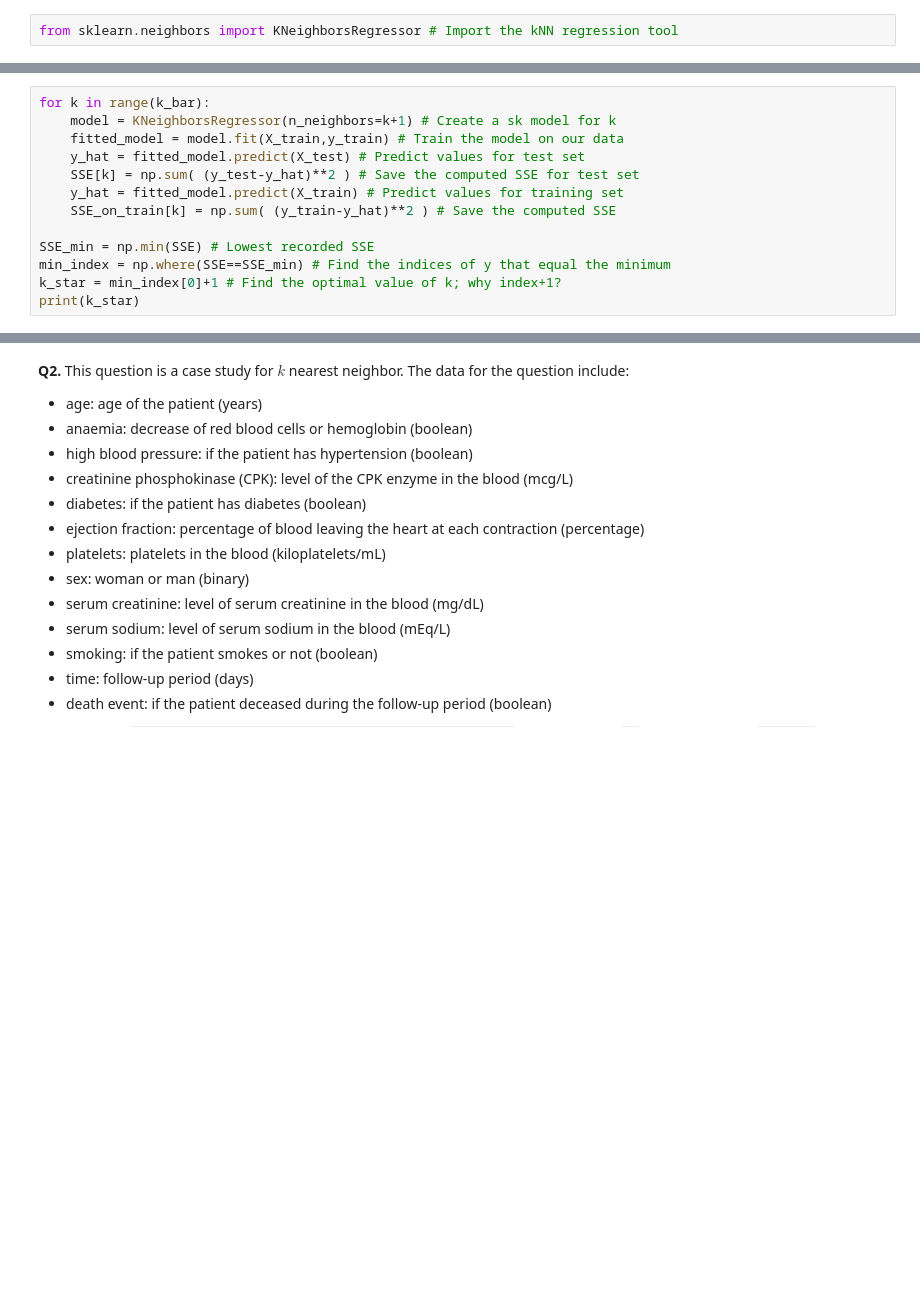
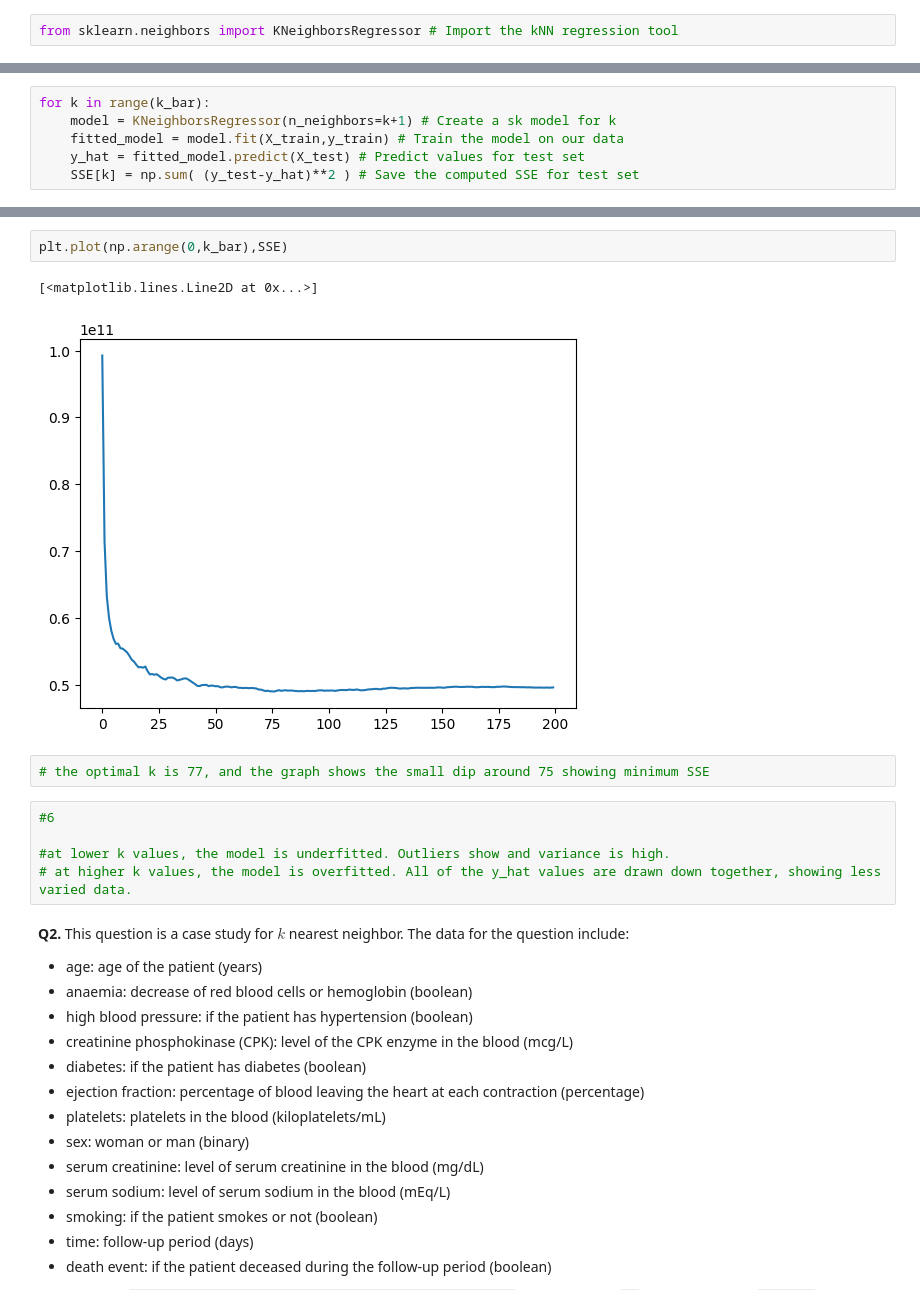
Before and after one commit to annacfisher/knn, a Jupyter notebook: assignment_knn.ipynb, the cells around one changed output, grey strips where cells are left out. Drawn from its saved outputs; the diff is of its cells as text; blank space fills up the shorter version.

```diff
--- a/assignment_knn.ipynb
+++ b/assignment_knn.ipynb
@@ -120,10 +150,3 @@ for k in range(k_bar):
     fitted_model = model.fit(X_train,y_train) # Train the model on our data
     y_hat = fitted_model.predict(X_test) # Predict values for test set
     SSE[k] = np.sum( (y_test-y_hat)**2 ) # Save the computed SSE for test set
-    y_hat = fitted_model.predict(X_train) # Predict values for training set
-    SSE_on_train[k] = np.sum( (y_train-y_hat)**2 ) # Save the computed SSE
-
-SSE_min = np.min(SSE) # Lowest recorded SSE
-min_index = np.where(SSE==SSE_min) # Find the indices of y that equal the minimum
-k_star = min_index[0]+1 # Find the optimal value of k; why index+1?
-print(k_star)
@@ -130,3 +160,15 @@ print(k_star)
+# %%
+plt.plot(np.arange(0,k_bar),SSE)
+# %% [output]
+[<matplotlib.lines.Line2D at 0x...>]
+[figure, added]
+# %%
+# the optimal k is 77, and the graph shows the small dip around 75 showing minimum SSE
+# %%
+#6
+
+#at lower k values, the model is underfitted. Outliers show and variance is high.
+# at higher k values, the model is overfitted. All of the y_hat values are drawn down together, showing less varied data.
 # %% [markdown]
 **Q2.** This question is a case study for $k$ nearest neighbor. The data for the question include:
 
```
Also changed, not shown: parts of 6 cells of this notebook.
